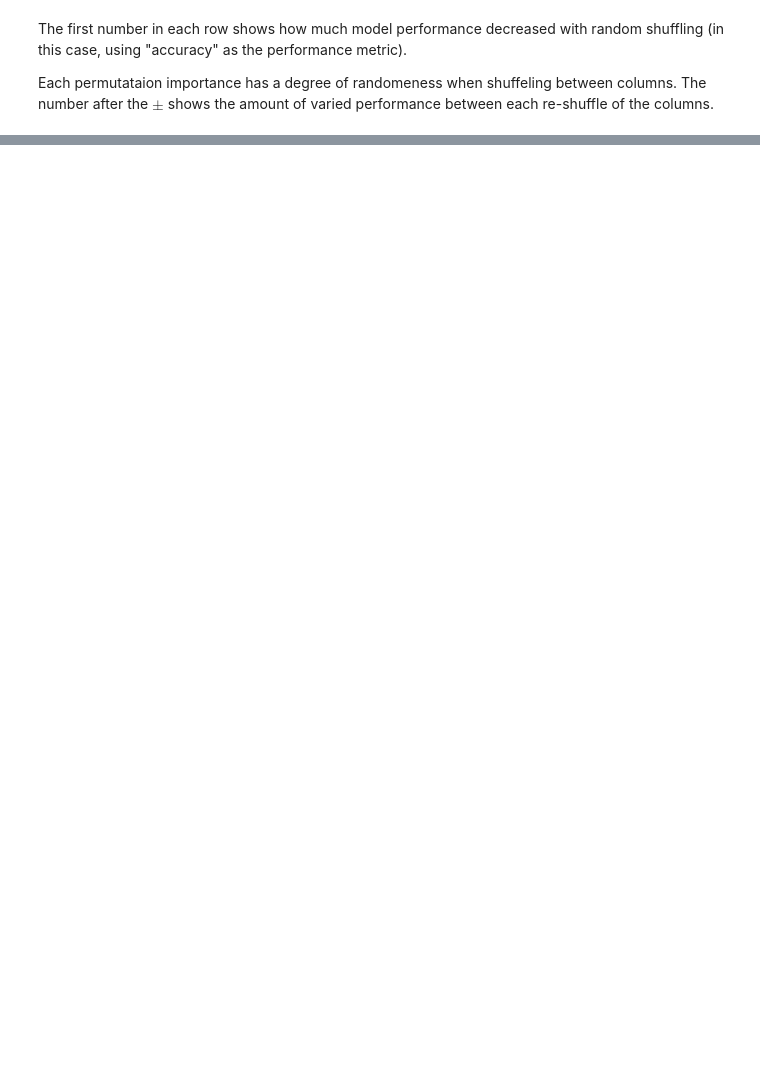
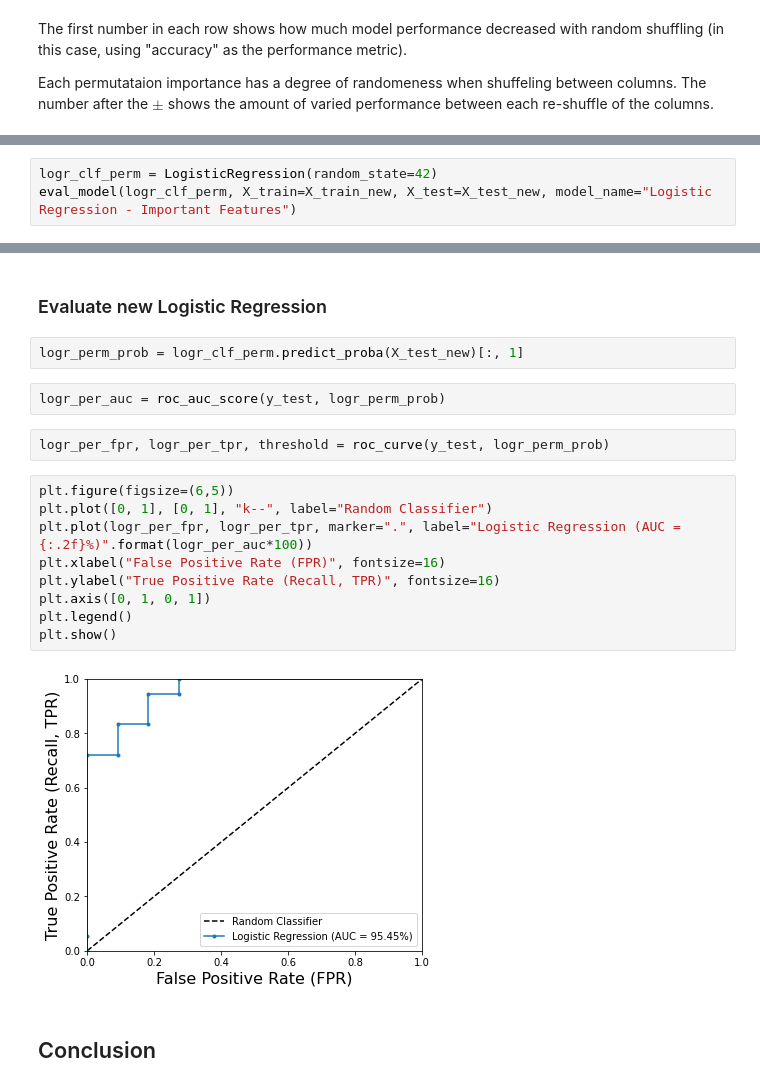
Before and after one commit to MarkJasonE/MentalHealthInTech, a Jupyter notebook: Mental Health In Tech - OSMI 2020.ipynb, the cells around one changed output, grey strips where cells are left out. Drawn from its saved outputs; the diff is of its cells as text; blank space fills up the shorter version.

```diff
--- a/Mental Health In Tech - OSMI 2020.ipynb
+++ b/Mental Health In Tech - OSMI 2020.ipynb
@@ -1609,0 +1569,3 @@ Psychological effects vary from person to person, thus managing to reduce the nu
+# %%
+logr_clf_perm = LogisticRegression(random_state=42)
+eval_model(logr_clf_perm, X_train=X_train_new, X_test=X_test_new, model_name="Logistic Regression - Important Features")
@@ -1609,0 +1591,21 @@ Psychological effects vary from person to person, thus managing to reduce the nu
+# %% [markdown]
+### Evaluate new Logistic Regression
+# %%
+logr_perm_prob = logr_clf_perm.predict_proba(X_test_new)[:, 1]
+# %%
+logr_per_auc = roc_auc_score(y_test, logr_perm_prob)
+# %%
+logr_per_fpr, logr_per_tpr, threshold = roc_curve(y_test, logr_perm_prob)
+# %%
+plt.figure(figsize=(6,5))
+plt.plot([0, 1], [0, 1], "k--", label="Random Classifier")
+plt.plot(logr_per_fpr, logr_per_tpr, marker=".", label="Logistic Regression (AUC = {:.2f}%)".format(logr_per_auc*100))
+plt.xlabel("False Positive Rate (FPR)", fontsize=16)
+plt.ylabel("True Positive Rate (Recall, TPR)", fontsize=16)
+plt.axis([0, 1, 0, 1])
+plt.legend()
+plt.show()
+# %% [output]
+[figure, added]
+# %% [markdown]
+## Conclusion
```
Also changed, not shown: parts of 32 cells of this notebook.
